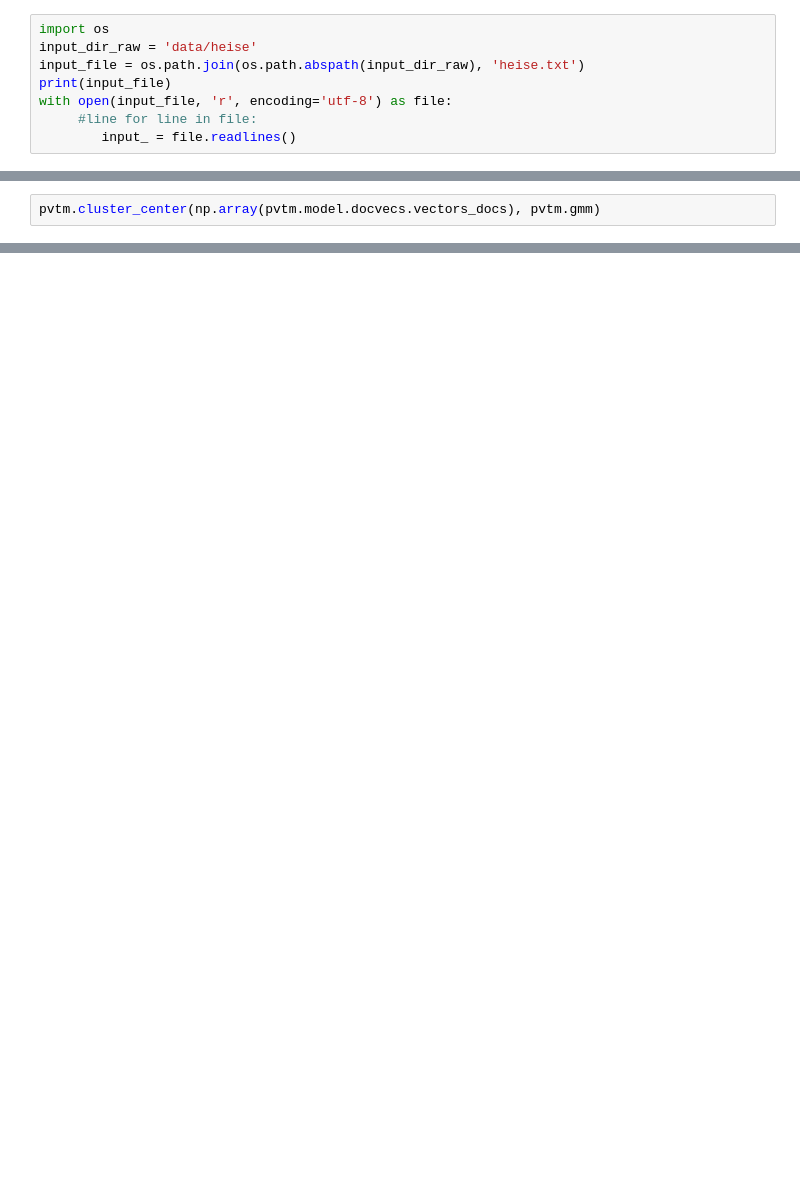
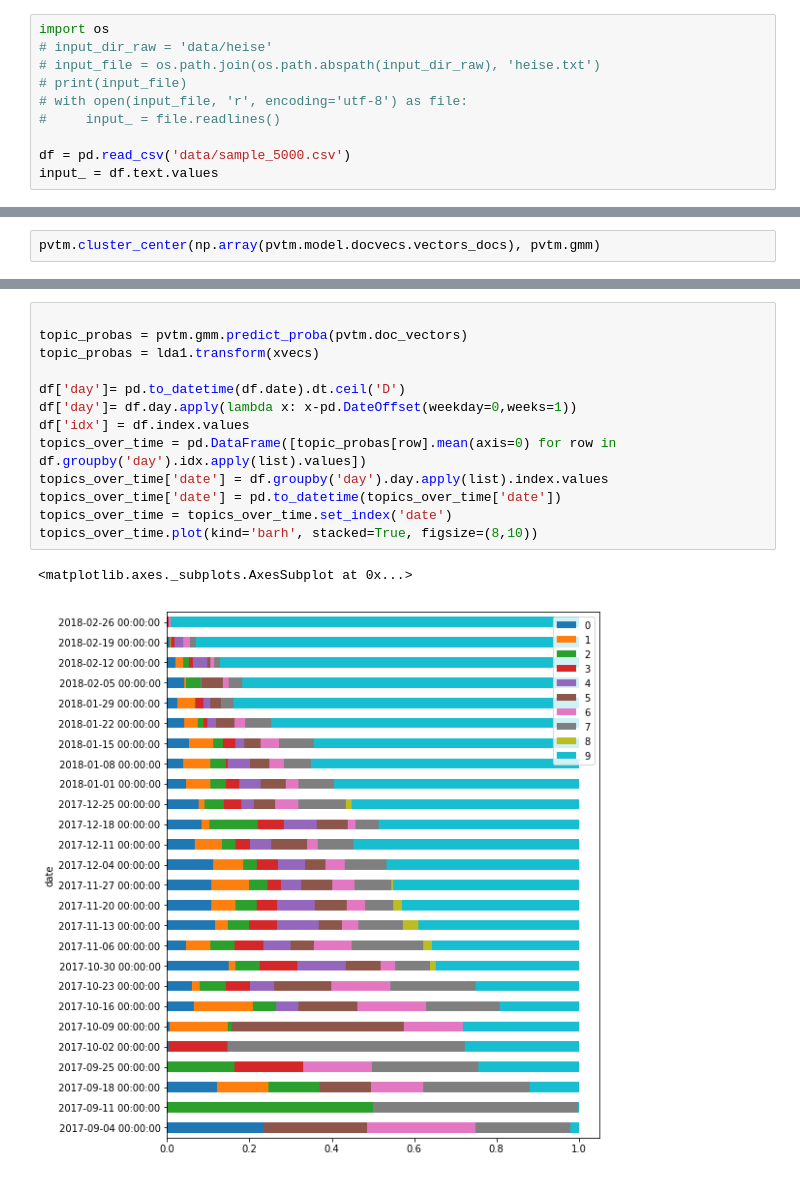
Before and after one commit to davidlenz/pvtm, a Jupyter notebook: class_PVTM.ipynb, the cells around one changed output, grey strips where cells are left out. Cells and saved outputs as stored; diff of their text form; blank space fills up the shorter version.

```diff
--- a/class_PVTM.ipynb
+++ b/class_PVTM.ipynb
@@ -21,9 +25,11 @@ from dlutils import dlutils
 ## Load data
 # %%
 import os
-input_dir_raw = 'data/heise'
-input_file = os.path.join(os.path.abspath(input_dir_raw), 'heise.txt')
-print(input_file)
-with open(input_file, 'r', encoding='utf-8') as file:
-     #line for line in file:
-        input_ = file.readlines()
+# input_dir_raw = 'data/heise'
+# input_file = os.path.join(os.path.abspath(input_dir_raw), 'heise.txt')
+# print(input_file)
+# with open(input_file, 'r', encoding='utf-8') as file:
+#     input_ = file.readlines()
+
+df = pd.read_csv('data/sample_5000.csv')
+input_ = df.text.values
@@ -186,0 +215,16 @@ pvtm.create_wordcloud(2)
+# %%
+
+topic_probas = pvtm.gmm.predict_proba(pvtm.doc_vectors)
+topic_probas = lda1.transform(xvecs)
+
+df['day']= pd.to_datetime(df.date).dt.ceil('D')
+df['day']= df.day.apply(lambda x: x-pd.DateOffset(weekday=0,weeks=1))
+df['idx'] = df.index.values
+topics_over_time = pd.DataFrame([topic_probas[row].mean(axis=0) for row in df.groupby('day').idx.apply(list).values])
+topics_over_time['date'] = df.groupby('day').day.apply(list).index.values
+topics_over_time['date'] = pd.to_datetime(topics_over_time['date'])
+topics_over_time = topics_over_time.set_index('date')
+topics_over_time.plot(kind='barh', stacked=True, figsize=(8,10))
+# %% [output]
+<matplotlib.axes._subplots.AxesSubplot at 0x...>
+[figure, added]
```
Also changed, not shown: parts of 11 cells of this notebook.
